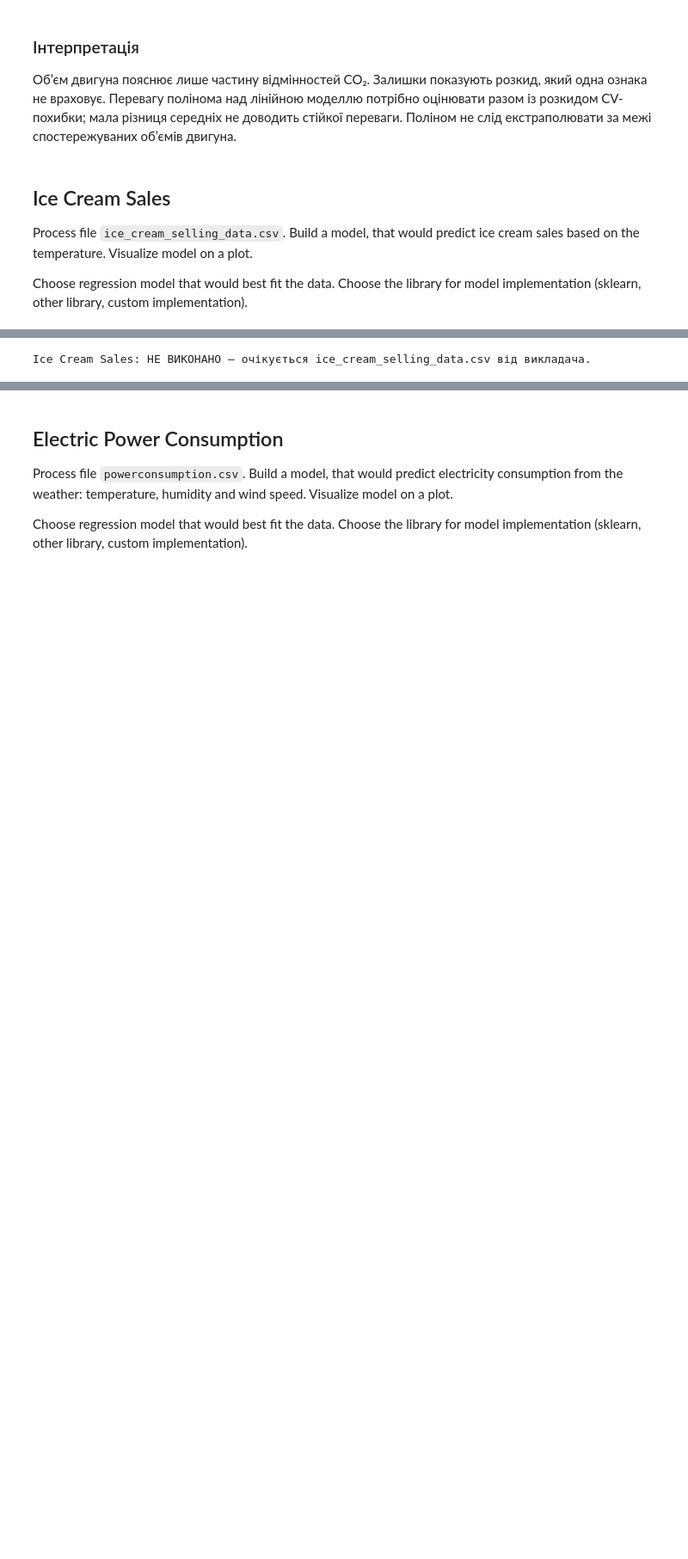
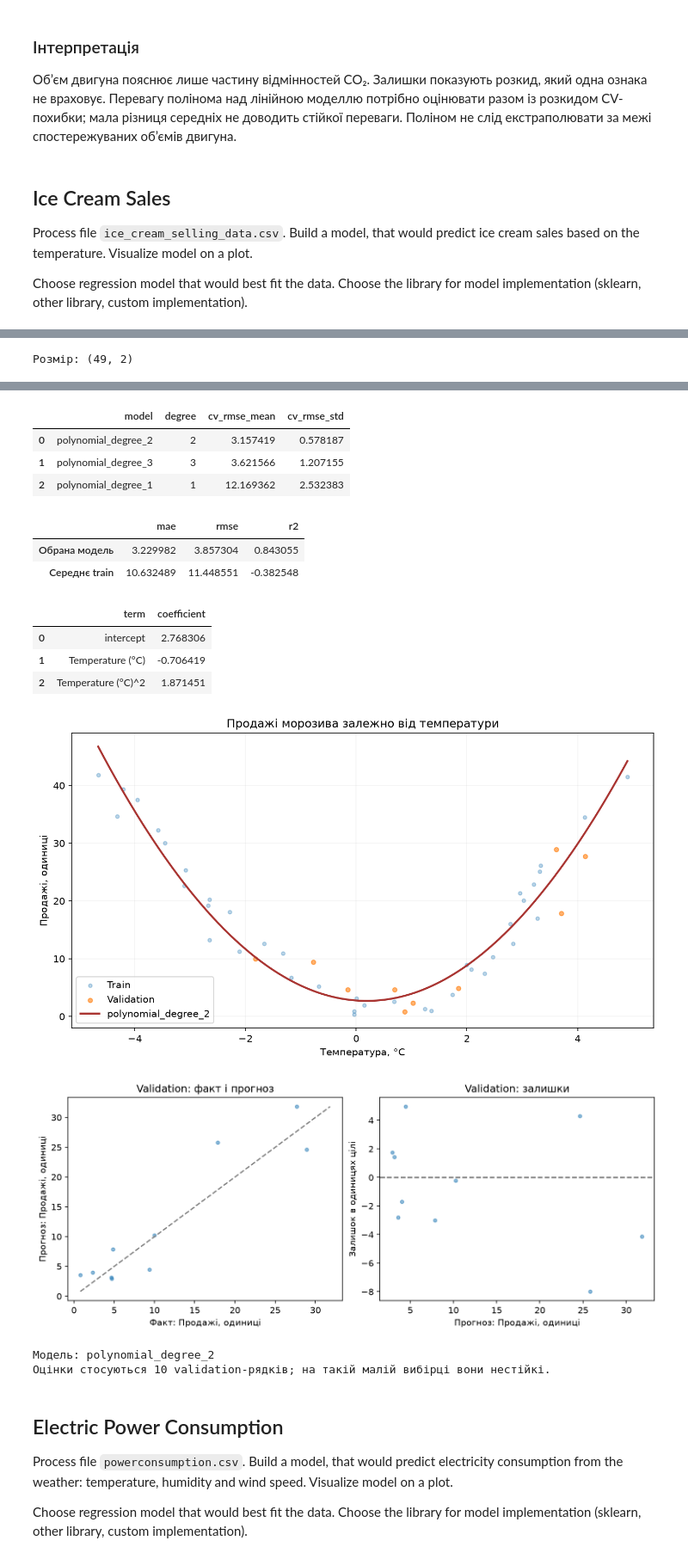
Before and after one commit to RoomToom/ida-labs, a Jupyter notebook: assignement-3.ipynb, the cells around one changed output, grey strips where cells are left out. Shown at 86% size. Saved outputs shown, nothing was run; the diff lists cells and outputs as text; code cells hidden in the pictures; blank space fills up the shorter version.

Commit message:
Complete lab 3 using original ice cream and power datasets

```diff
--- a/assignement-3.ipynb
+++ b/assignement-3.ipynb
@@ -144,4 +148,20 @@ Choose regression model that would best fit the data. Choose the library for mod
 # %%
-print("Ice Cream Sales: НЕ ВИКОНАНО — очікується ice_cream_selling_data.csv від викладача.")
+ice_data = extract_texts_from_file("resources/ice_cream_selling_data.csv")
+print("Розмір:", ice_data.shape)
+display(ice_data.describe())
+theta_ice = ice_cream_selling(ice_data)
+ice_summary = read_result("ice_cream_summary.json")
+display(pd.read_csv(OUTPUTS / "ice_cream_model_selection.csv"))
+display(pd.DataFrame([ice_summary["validation"], ice_summary["baseline"]],
+                     index=["Обрана модель", "Середнє train"]))
+display(pd.read_csv(OUTPUTS / "ice_cream_coefficients.csv"))
+display(Image(filename=str(FIGURES / "ice_cream_model.png")))
+display(Image(filename=str(FIGURES / "ice_cream_validation.png")))
+ice_validation = pd.read_csv(OUTPUTS / "ice_cream_validation.csv")
+temperature = ice_validation["Temperature (°C)"].to_numpy()
+manual = sum(coefficient * temperature**power for power, coefficient in enumerate(theta_ice))
+np.testing.assert_allclose(manual, ice_validation.predicted, atol=1e-8)
+print("Модель:", ice_summary["selected_model"])
+print("Оцінки стосуються 10 validation-рядків; на такій малій вибірці вони нестійкі.")
 # %% [output]
-Ice Cream Sales: НЕ ВИКОНАНО — очікується ice_cream_selling_data.csv від викладача.
+Розмір: (49, 2)
@@ -148,3 +177,18 @@ Ice Cream Sales: НЕ ВИКОНАНО — очікується ice_cream_sellin
+|  | model | degree | cv_rmse_mean | cv_rmse_std |
+| 0 | polynomial_degree_2 | 2 | 3.157419 | 0.578187 |
+| 1 | polynomial_degree_3 | 3 | 3.621566 | 1.207155 |
+| 2 | polynomial_degree_1 | 1 | 12.169362 | 2.532383 |
+|  | mae | rmse | r2 |
+| Обрана модель | 3.229982 | 3.857304 | 0.843055 |
+| Середнє train | 10.632489 | 11.448551 | -0.382548 |
+|  | term | coefficient |
+| 0 | intercept | 2.768306 |
+| 1 | Temperature (°C) | -0.706419 |
+| 2 | Temperature (°C)^2 | 1.871451 |
+[figure, added]
+[figure, added]
+Модель: polynomial_degree_2
+Оцінки стосуються 10 validation-рядків; на такій малій вибірці вони нестійкі.
 # %% [markdown]
 ## Electric Power Consumption
 
```
Also changed, not shown: parts of 12 cells of this notebook, 24 other files.
